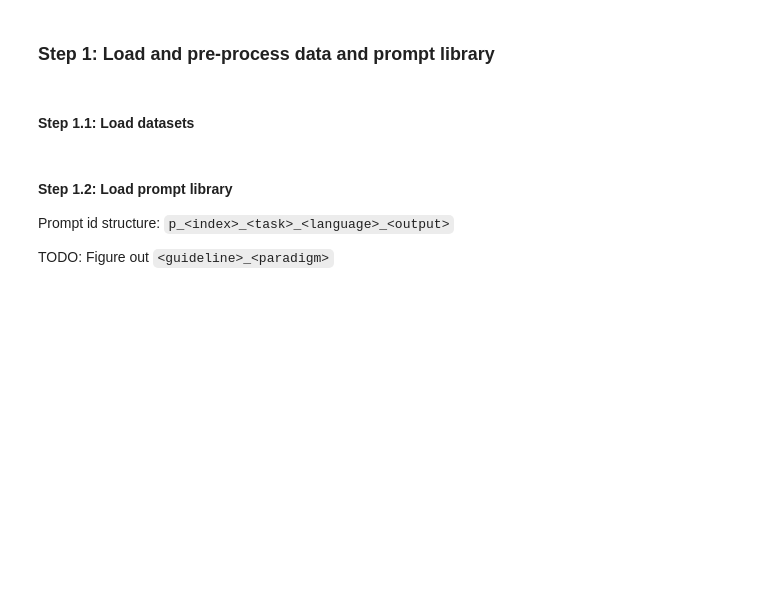
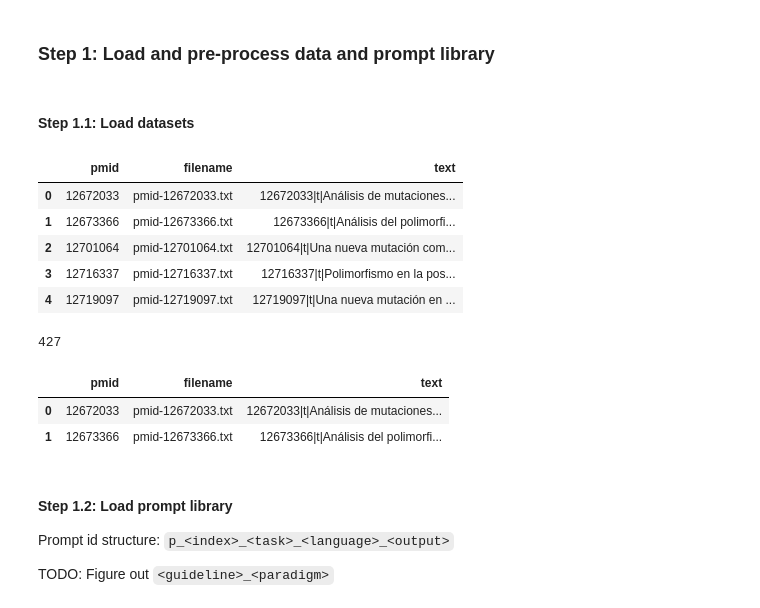
Before and after one commit to Milindi-Kodikara/RMIT-READ-BioMed, a Jupyter notebook: honos.ipynb, the cells around one changed output. Cells and saved outputs as stored; diff of their text form; code cells hidden in the pictures; blank space fills up the shorter version.

```diff
--- a/honos.ipynb
+++ b/honos.ipynb
@@ -36,15 +38,28 @@ load_dotenv()
 # %%
 # train_text.tsv
 # pmid\tfilename\ttext
 
 # TODO: Replace filepath for related data file
-data = pd.read_csv("./genovardis_train_dev/dev_text.tsv", sep='\t', header=0)
+data = pd.read_csv("./genovardis_train_dev/train_text.tsv", sep='\t', header=0)
 
 data.head(5)
+# %% [output]
+|  | pmid | filename | text |
+| 0 | 12672033 | pmid-12672033.txt | 12672033|t|Análisis de mutaciones... |
+| 1 | 12673366 | pmid-12673366.txt | 12673366|t|Análisis del polimorfi... |
+| 2 | 12701064 | pmid-12701064.txt | 12701064|t|Una nueva mutación com... |
+| 3 | 12716337 | pmid-12716337.txt | 12716337|t|Polimorfismo en la pos... |
+| 4 | 12719097 | pmid-12719097.txt | 12719097|t|Una nueva mutación en ... |
 # %%
 len(data)
+# %% [output]
+427
 # %%
 # TODO: remove this after testing
-# data = data.head(2)
-#
-# data
+data = data.head(2)
+
+data
+# %% [output]
+|  | pmid | filename | text |
+| 0 | 12672033 | pmid-12672033.txt | 12672033|t|Análisis de mutaciones... |
+| 1 | 12673366 | pmid-12673366.txt | 12673366|t|Análisis del polimorfi... |
```
Also changed, not shown: parts of 21 cells of this notebook, 1 other file.
